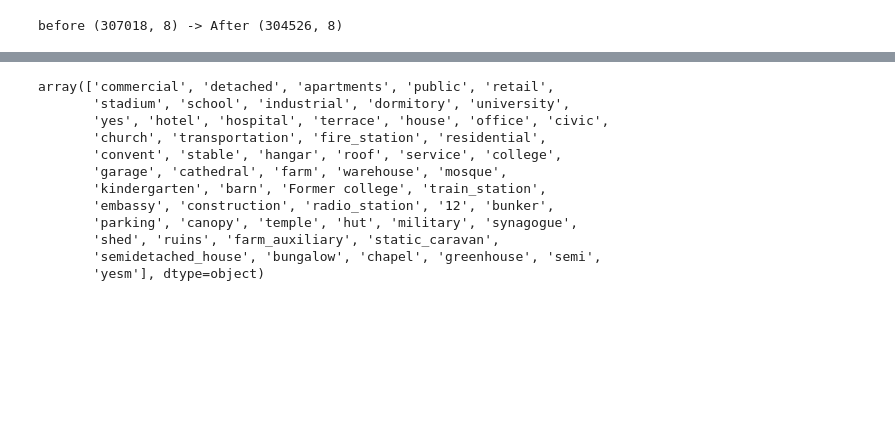
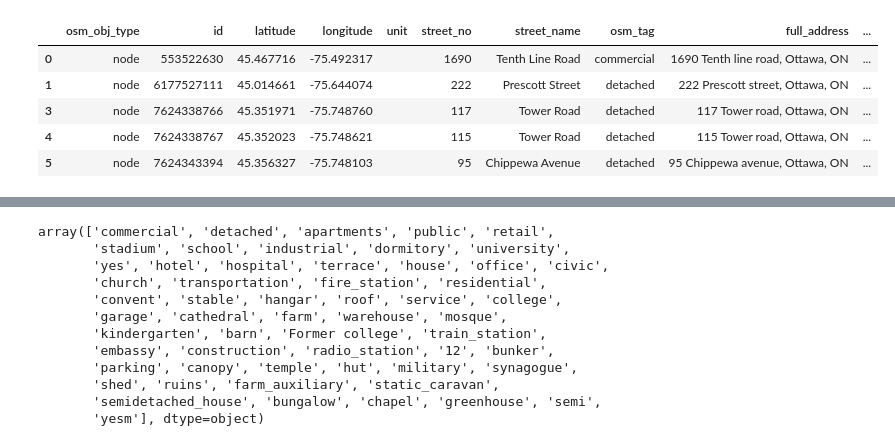
Before and after one commit to CSBP-CPSE/building_feature_extraction, a Jupyter notebook: sample_and_visualize.ipynb, the cells around one changed output, grey strips where cells are left out. Saved outputs shown, nothing was run; the diff lists cells and outputs as text; code cells hidden in the pictures; blank space fills up the shorter version.

```diff
--- a/sample_and_visualize.ipynb
+++ b/sample_and_visualize.ipynb
@@ -62,9 +83,15 @@ Index(['osm_obj_type', 'latitude', 'longitude', 'unit', 'street_no',
       dtype='object')
 # %%
+# Create a dataframe with duplictes removed based on full_address
 df2 = df.drop_duplicates(subset='full_address', keep="first")
-df2.shape
+df2.head()
 # %% [output]
-before (307018, 8) -> After (304526, 8)
+|  | osm_obj_type | id | latitude | longitude | unit | street_no | street_name | osm_tag | full_address | ... |
+| 0 | node | 553522630 | 45.467716 | -75.492317 |  | 1690 | Tenth Line Road | commercial | 1690 Tenth line road, Ottawa, ON | ... |
+| 1 | node | 6177527111 | 45.014661 | -75.644074 |  | 222 | Prescott Street | detached | 222 Prescott street, Ottawa, ON | ... |
+| 3 | node | 7624338766 | 45.351971 | -75.748760 |  | 117 | Tower Road | detached | 117 Tower road, Ottawa, ON | ... |
+| 4 | node | 7624338767 | 45.352023 | -75.748621 |  | 115 | Tower Road | detached | 115 Tower road, Ottawa, ON | ... |
+| 5 | node | 7624343394 | 45.356327 | -75.748103 |  | 95 | Chippewa Avenue | detached | 95 Chippewa avenue, Ottawa, ON | ... |
 # %%
 print('Num before removing duplicates {} -> After removing duplicates {}'.format(df.shape, df2.shape))
 # %% [output]
```
Also changed, not shown: parts of 33 cells of this notebook.
